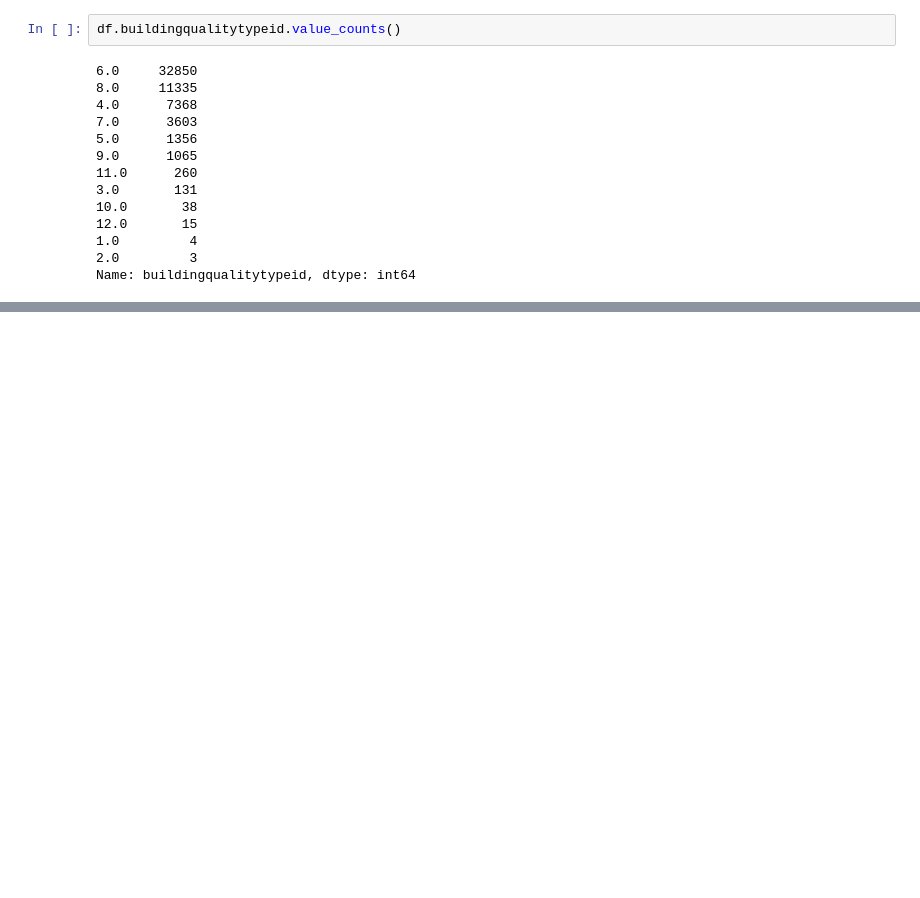
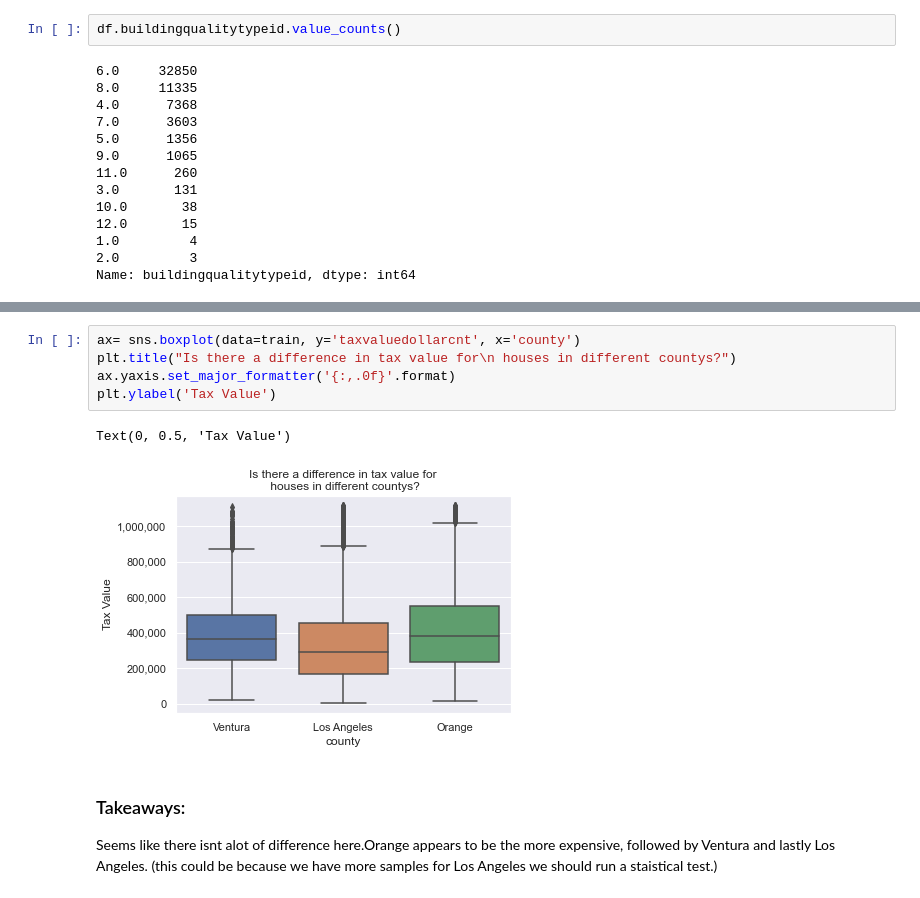
Before and after one commit to brandon-sharpe/clustering-exercises, a Jupyter notebook: explore_zillow.ipynb, the cells around one changed output, grey strips where cells are left out. Drawn from its saved outputs; the diff is of its cells as text; blank space fills up the shorter version.

```diff
--- a/explore_zillow.ipynb
+++ b/explore_zillow.ipynb
@@ -75,0 +86,11 @@ for ax, col in zip(axs, df.select_dtypes('number')):
+# %%
+ax= sns.boxplot(data=train, y='taxvaluedollarcnt', x='county')
+plt.title("Is there a difference in tax value for\n houses in different countys?")
+ax.yaxis.set_major_formatter('{:,.0f}'.format)
+plt.ylabel('Tax Value')
+# %% [output]
+Text(0, 0.5, 'Tax Value')
+[figure, added]
+# %% [markdown]
+### Takeaways:
+Seems like there isnt alot of difference here.Orange appears to be the more expensive, followed by Ventura and lastly Los Angeles. (this could be because we have more samples for Los Angeles we should run a staistical test.)
```
Also changed, not shown: parts of 18 cells of this notebook, 3 other files.
